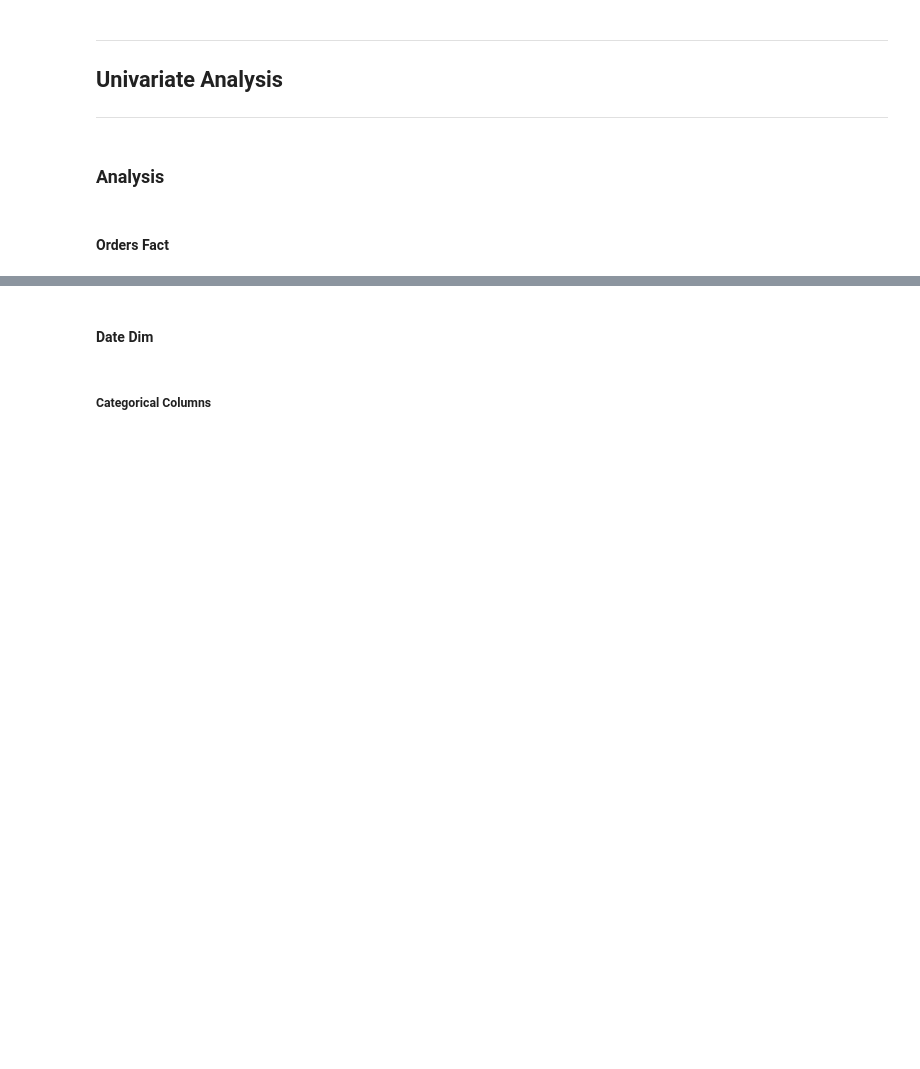
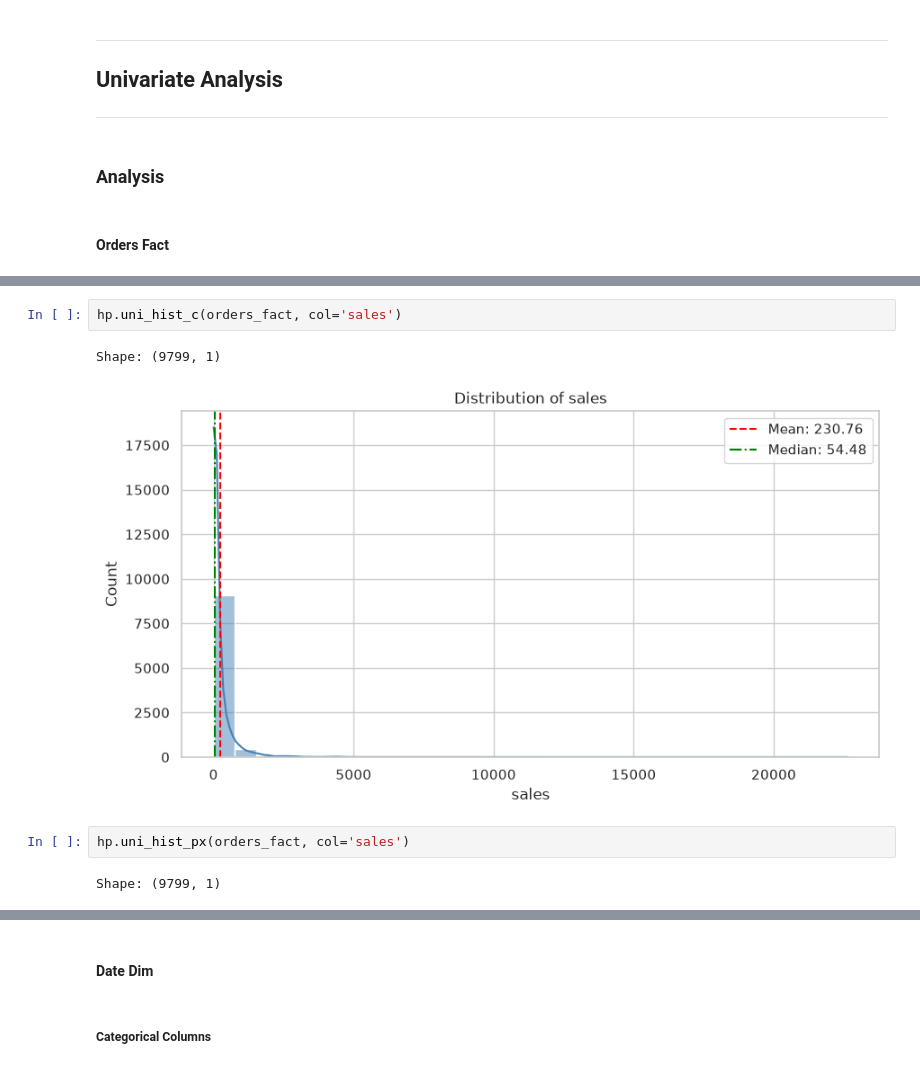
Before and after one commit to Nishant5304/US-Superstore-Sales, a Jupyter notebook: notebooks/eeda.ipynb, the cells around one changed output, grey strips where cells are left out. Cells and saved outputs as stored; diff of their text form; blank space fills up the shorter version.

Commit message:
updated and added python function scripts related to data and visualizations

```diff
--- a/notebooks/eeda.ipynb
+++ b/notebooks/eeda.ipynb
@@ -70,0 +77,9 @@ Shape after filtering: (9799, 10)
+# %%
+hp.uni_hist_c(orders_fact, col='sales')
+# %% [output]
+Shape: (9799, 1)
+[figure, added]
+# %%
+hp.uni_hist_px(orders_fact, col='sales')
+# %% [output]
+Shape: (9799, 1)
```
Also changed, not shown: parts of 10 cells of this notebook, 3 other files.
